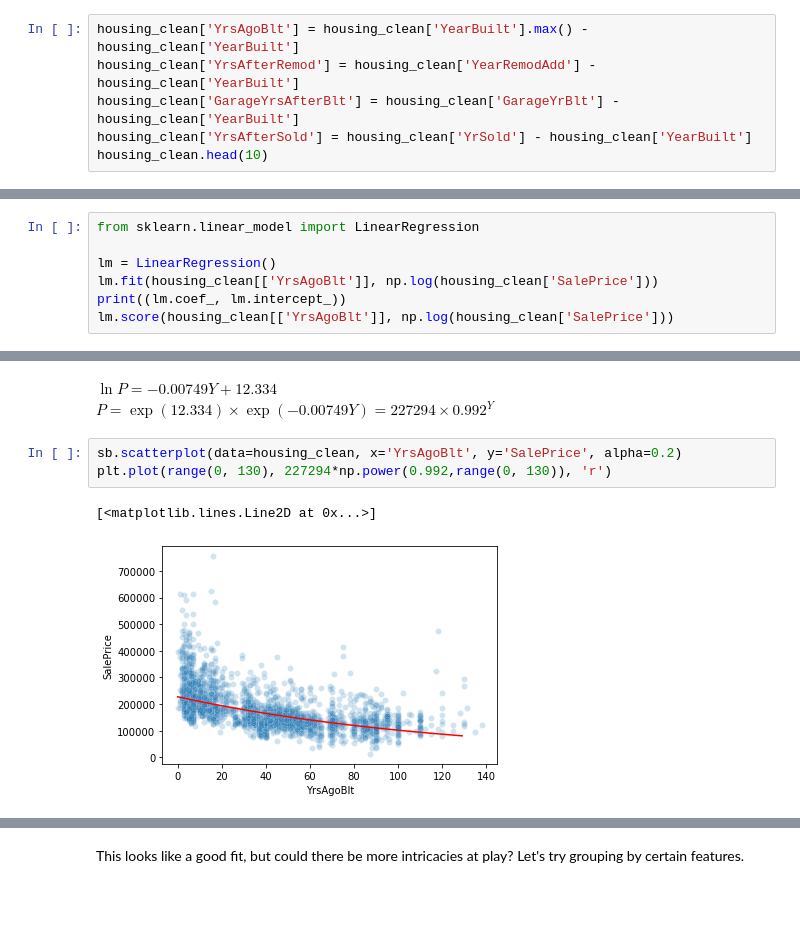
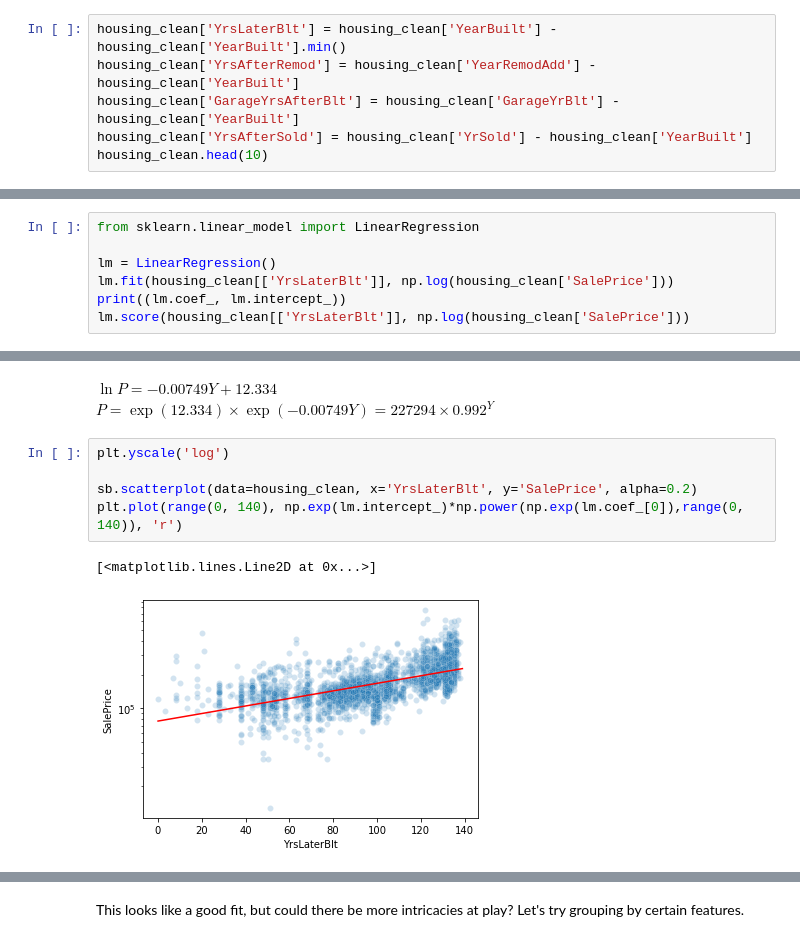
Before and after one commit to kchander92/NYCDSA-Machine-Learning-Project, a Jupyter notebook: Machine Learning EDA and Modeling.ipynb, the cells around one changed output, grey strips where cells are left out. Drawn from its saved outputs; the diff is of its cells as text; blank space fills up the shorter version.

Commit message:
Change time unit calculation for price model as function of year built

```diff
--- a/Machine Learning EDA and Modeling.ipynb
+++ b/Machine Learning EDA and Modeling.ipynb
@@ -114,7 +114,7 @@ GarageYrBlt     2010.0
 YrSold          2010.0
 dtype: float64
 # %%
-housing_clean['YrsAgoBlt'] = housing_clean['YearBuilt'].max() - housing_clean['YearBuilt']
+housing_clean['YrsLaterBlt'] = housing_clean['YearBuilt'] - housing_clean['YearBuilt'].min()
 housing_clean['YrsAfterRemod'] = housing_clean['YearRemodAdd'] - housing_clean['YearBuilt']
 housing_clean['GarageYrsAfterBlt'] = housing_clean['GarageYrBlt'] - housing_clean['YearBuilt']
 housing_clean['YrsAfterSold'] = housing_clean['YrSold'] - housing_clean['YearBuilt']
@@ -168,7 +168,7 @@ sb.scatterplot(data=housing_clean, x='YrsAgoBlt', y='SalePrice')
 from sklearn.linear_model import LinearRegression
 
 lm = LinearRegression()
-lm.fit(housing_clean[['YrsAgoBlt']], np.log(housing_clean['SalePrice']))
+lm.fit(housing_clean[['YrsLaterBlt']], np.log(housing_clean['SalePrice']))
 print((lm.coef_, lm.intercept_))
-lm.score(housing_clean[['YrsAgoBlt']], np.log(housing_clean['SalePrice']))
+lm.score(housing_clean[['YrsLaterBlt']], np.log(housing_clean['SalePrice']))
 # %% [output]
@@ -178,8 +178,10 @@ lm.score(housing_clean[['YrsAgoBlt']], np.log(housing_clean['SalePrice']))
 $\ln P = -0.00749 Y + 12.334$
 $P = \exp(12.334) \times \exp(-0.00749Y) = 227294 \times 0.992^{Y}$
 # %%
-sb.scatterplot(data=housing_clean, x='YrsAgoBlt', y='SalePrice', alpha=0.2)
-plt.plot(range(0, 130), 227294*np.power(0.992,range(0, 130)), 'r')
+plt.yscale('log')
+
+sb.scatterplot(data=housing_clean, x='YrsLaterBlt', y='SalePrice', alpha=0.2)
+plt.plot(range(0, 140), np.exp(lm.intercept_)*np.power(np.exp(lm.coef_[0]),range(0, 140)), 'r')
 # %% [output]
 [<matplotlib.lines.Line2D at 0x...>]
-[figure, old version]
+[figure, new version]
```
Also changed, not shown: parts of 38 cells of this notebook.
